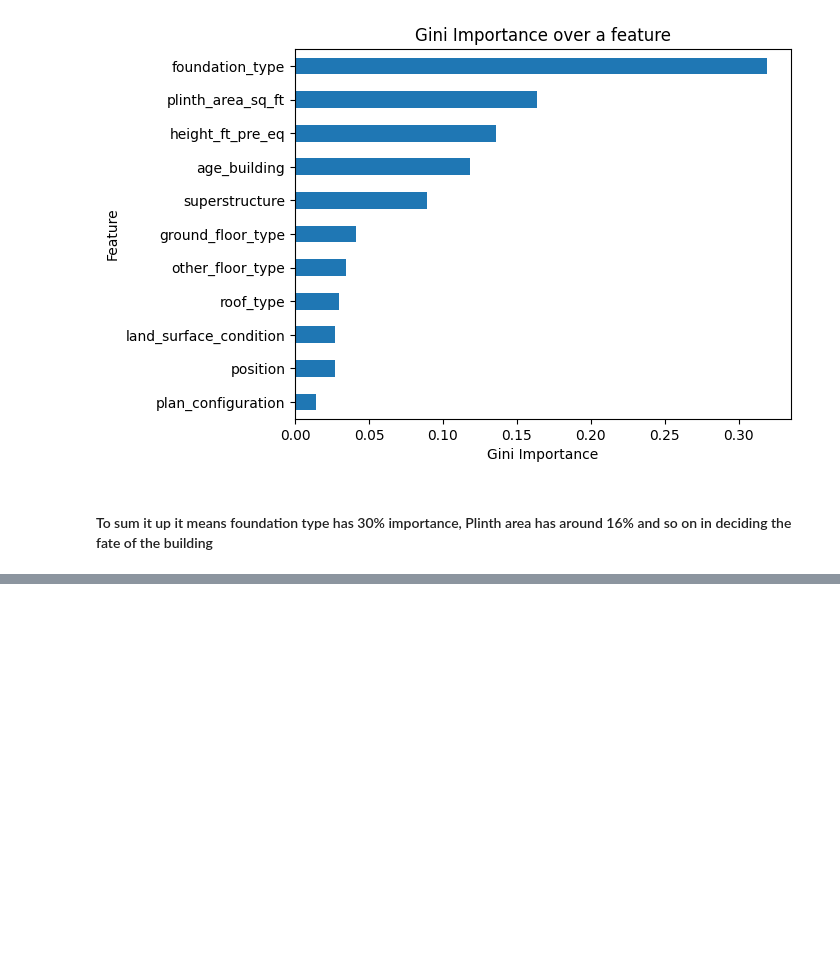
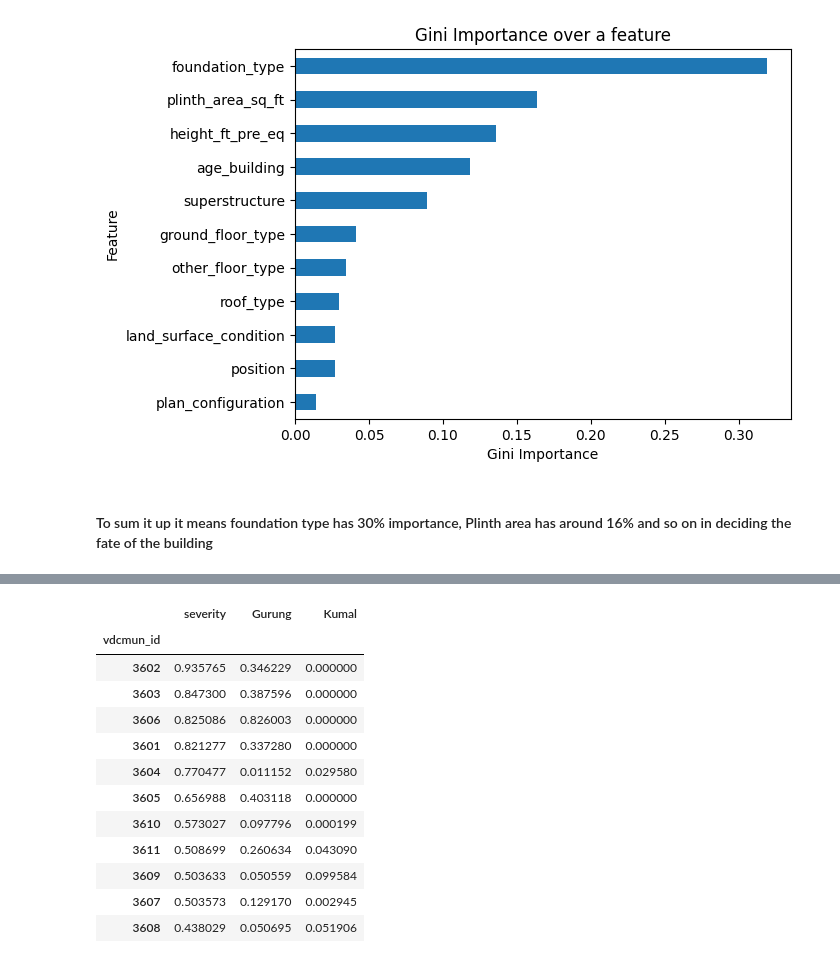
Before and after one commit to mayankprhr/NepalEarthquake, a Jupyter notebook: nepal.ipynb, the cells around one changed output, grey strips where cells are left out. Saved outputs shown, nothing was run; the diff lists cells and outputs as text; code cells hidden in the pictures; blank space fills up the shorter version.

```diff
--- a/nepal.ipynb
+++ b/nepal.ipynb
@@ -545,0 +792,16 @@ plt.title('Gini Importance over a feature');
+# %%
+damage_by_vdcmun
+# %% [output]
+|  | severity | Gurung | Kumal |
+| vdcmun_id |  |  |  |
+| 3602 | 0.935765 | 0.346229 | 0.000000 |
+| 3603 | 0.847300 | 0.387596 | 0.000000 |
+| 3606 | 0.825086 | 0.826003 | 0.000000 |
+| 3601 | 0.821277 | 0.337280 | 0.000000 |
+| 3604 | 0.770477 | 0.011152 | 0.029580 |
+| 3605 | 0.656988 | 0.403118 | 0.000000 |
+| 3610 | 0.573027 | 0.097796 | 0.000199 |
+| 3611 | 0.508699 | 0.260634 | 0.043090 |
+| 3609 | 0.503633 | 0.050559 | 0.099584 |
+| 3607 | 0.503573 | 0.129170 | 0.002945 |
+| 3608 | 0.438029 | 0.050695 | 0.051906 |
```
Also changed, not shown: parts of 19 cells of this notebook.
